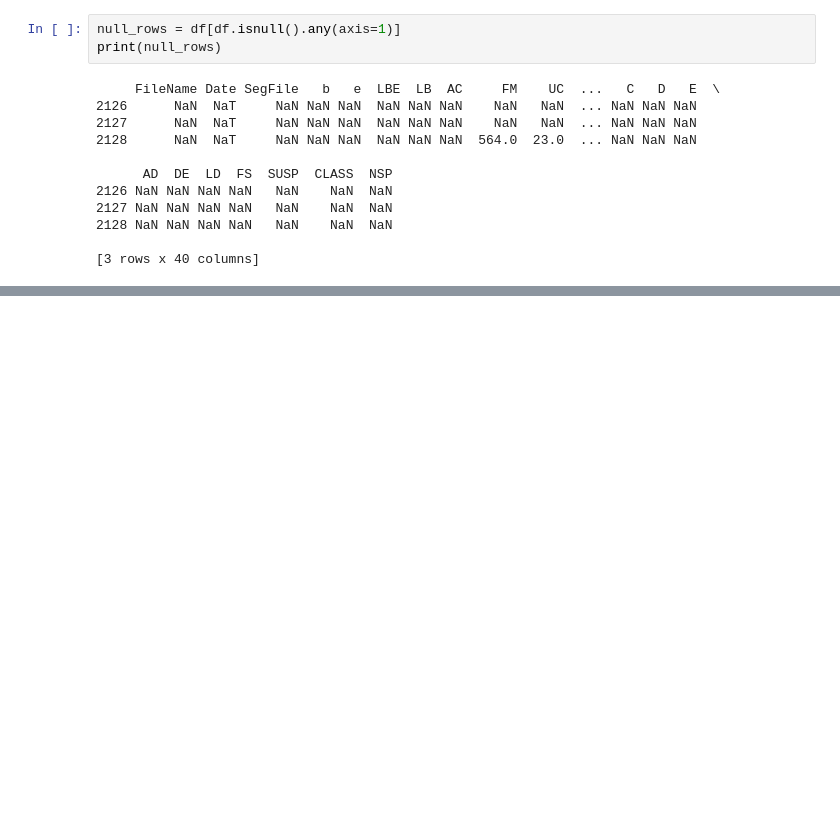
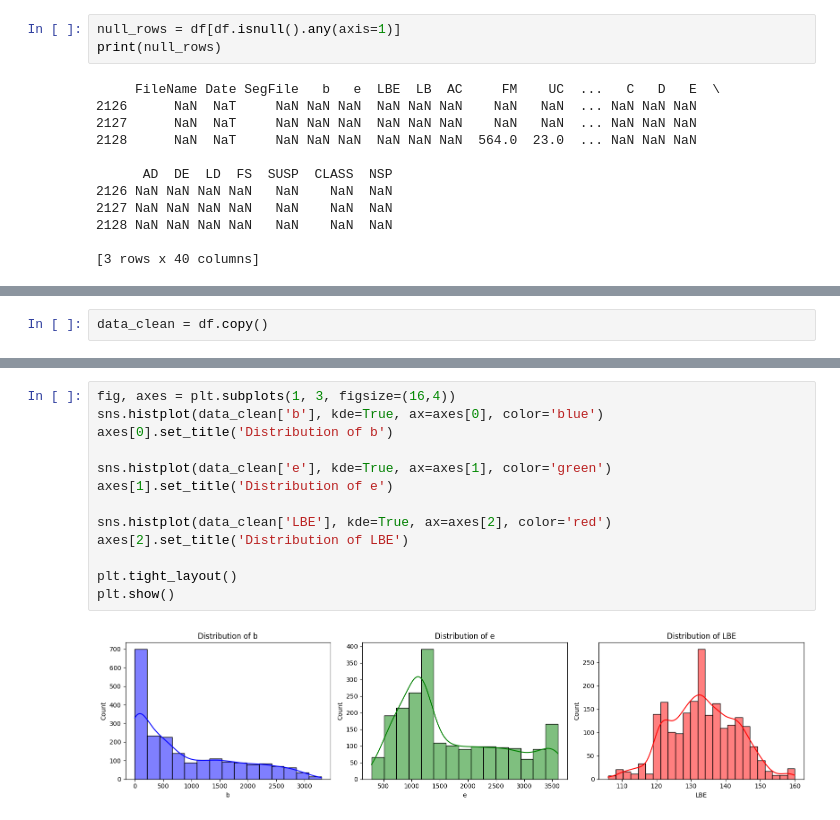
Before and after one commit to minhnion/CTG-Based_Fetal_Health_and_Neurobehavior_Classification, a Jupyter notebook: notebooks/eda.ipynb, the cells around one changed output, grey strips where cells are left out. Saved outputs shown, nothing was run; the diff lists cells and outputs as text; blank space fills up the shorter version.

```diff
--- a/notebooks/eda.ipynb
+++ b/notebooks/eda.ipynb
@@ -97,0 +85,2 @@ df_clean.shape
+# %%
+data_clean = df.copy()
@@ -97,0 +115,15 @@ df_clean.shape
+# %%
+fig, axes = plt.subplots(1, 3, figsize=(16,4))
+sns.histplot(data_clean['b'], kde=True, ax=axes[0], color='blue')
+axes[0].set_title('Distribution of b')
+
+sns.histplot(data_clean['e'], kde=True, ax=axes[1], color='green')
+axes[1].set_title('Distribution of e')
+
+sns.histplot(data_clean['LBE'], kde=True, ax=axes[2], color='red')
+axes[2].set_title('Distribution of LBE')
+
+plt.tight_layout()
+plt.show()
+# %% [output]
+[figure, added]
```
Also changed, not shown: parts of 12 cells of this notebook, 6 other files.
